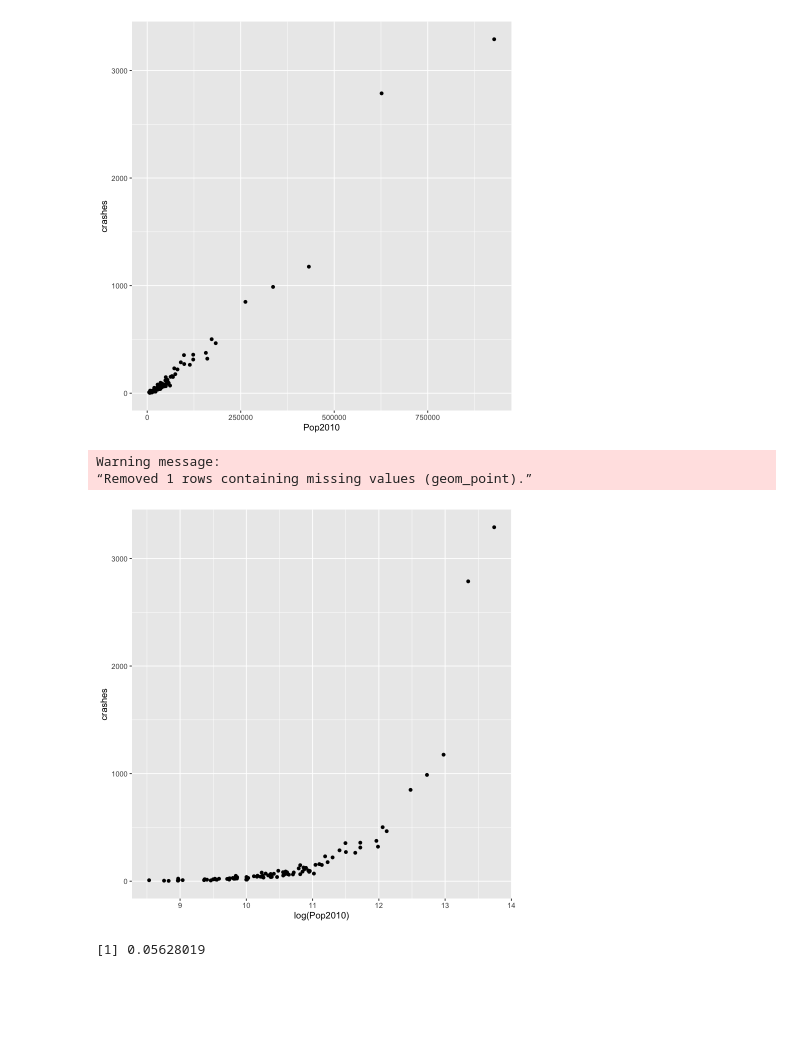
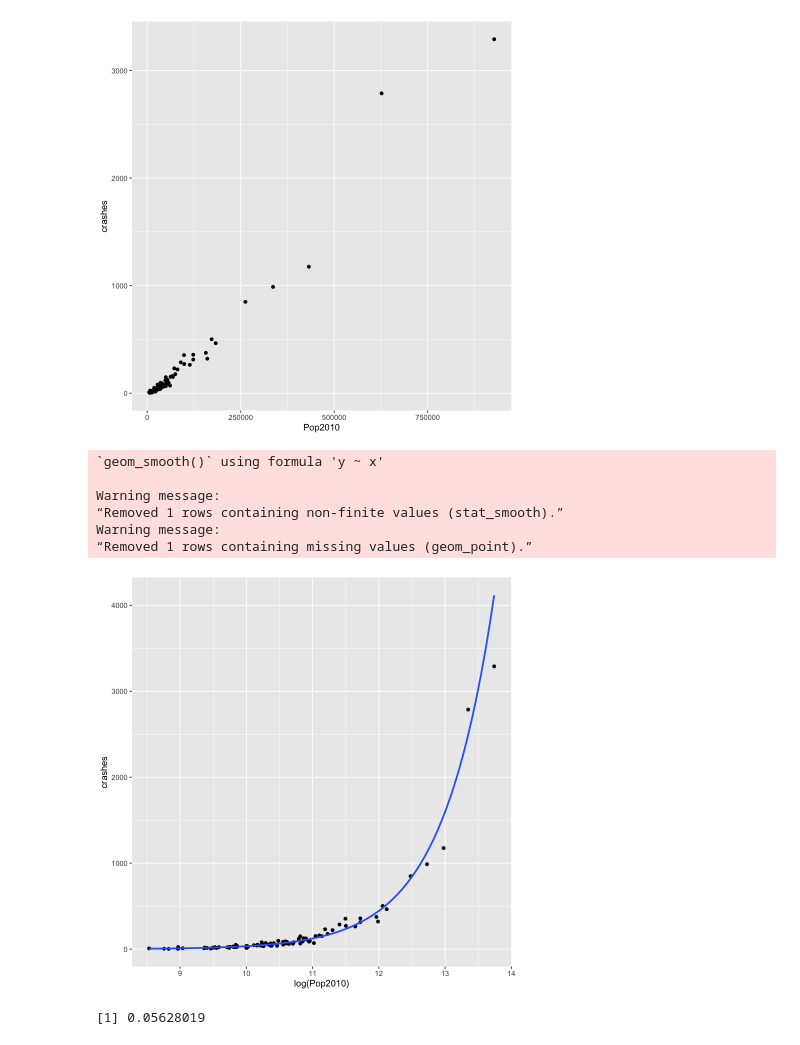
Before and after one commit to pajacobson/regression, a Jupyter notebook: twitch/count_models/Count models, Part 2.ipynb, the cells around one changed output. Drawn from its saved outputs; the diff is of its cells as text; code cells hidden in the pictures; blank space fills up the shorter version.

```diff
--- a/twitch/count_models/Count models, Part 2.ipynb
+++ b/twitch/count_models/Count models, Part 2.ipynb
@@ -437,11 +432,16 @@ Warning message:
 “Removed 1 rows containing missing values (geom_point).”
 [figure]
 # %%
-ggplot( crashes_apr_2016, aes(log(Pop2010),crashes)) + geom_point() # + geom_smooth(method="glm.nb",level=0)
+ggplot( crashes_apr_2016, aes(log(Pop2010),crashes)) +
+    geom_point() + geom_smooth(method="glm.nb",level=0)
 # %% [output]
+`geom_smooth()` using formula 'y ~ x'
+
+Warning message:
+“Removed 1 rows containing non-finite values (stat_smooth).”
 Warning message:
 “Removed 1 rows containing missing values (geom_point).”
-[figure, old version]
+[figure, new version]
 # %%
 crashes_nb_fit <- glm.nb( crashes ~ log(Pop2010), data=crashes_apr_2016 )
 theta <- crashes_nb_fit$theta
```
Also changed, not shown: parts of 15 cells of this notebook, 4 other files.
